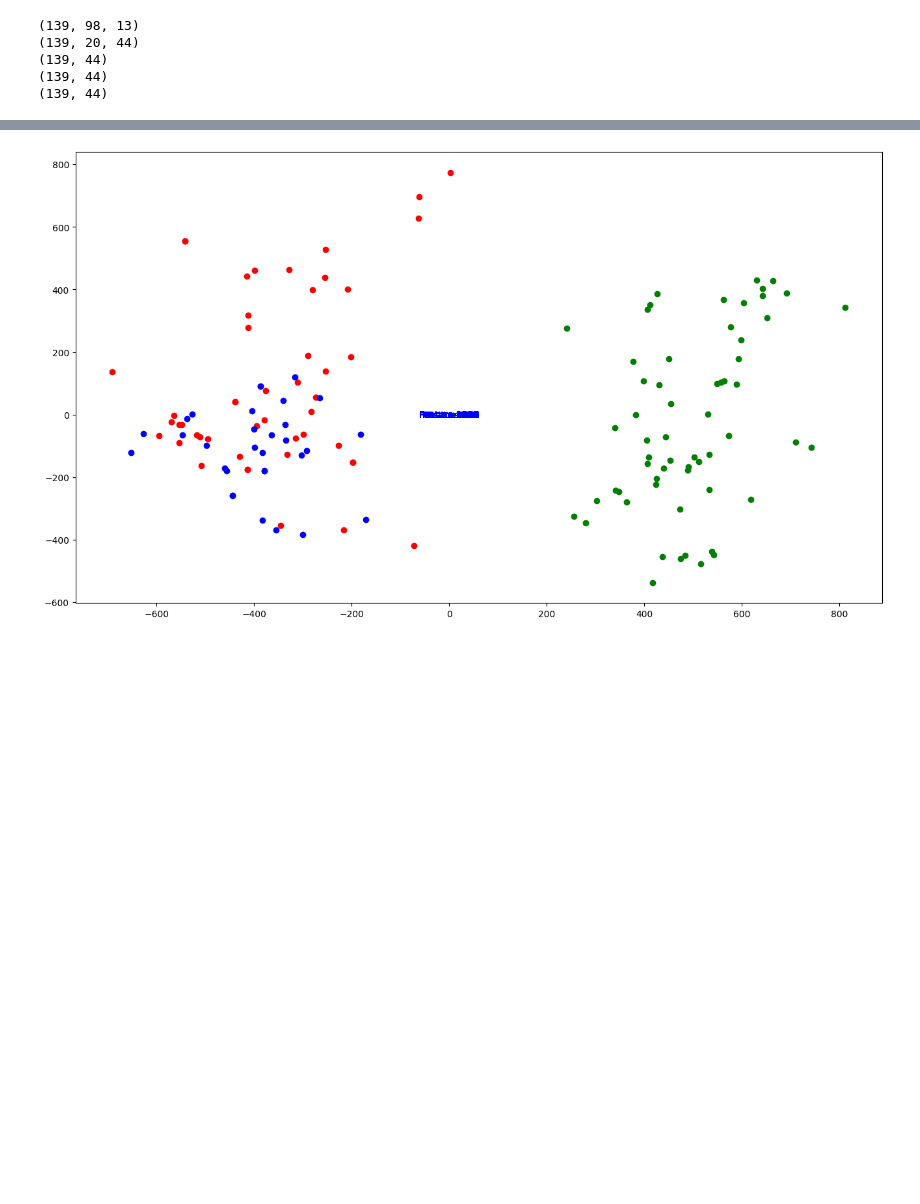
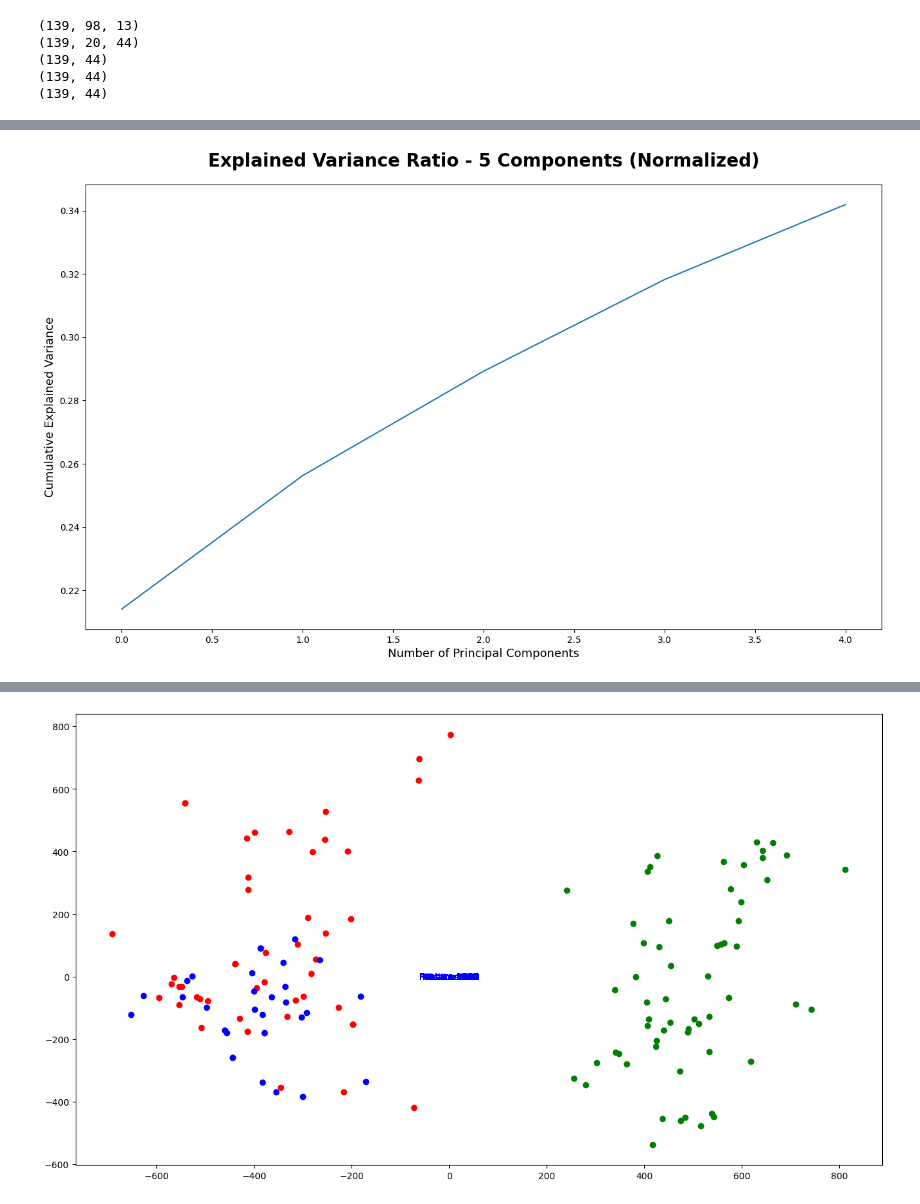
Before and after one commit to XisUndefined/coconut-maturity-classification, a Jupyter notebook: training.ipynb, the cells around one changed output, grey strips where cells are left out. Cells and saved outputs as stored; diff of their text form; code cells hidden in the pictures; blank space fills up the shorter version.

```diff
--- a/training.ipynb
+++ b/training.ipynb
@@ -153,3 +223,16 @@ X = np.concatenate((pncc_feature.reshape(139, -1),
+# %%
+pca = PCA(n_components=5)
+pca.fit(X_scaled)
+pca_result = pca.transform(X_scaled)
+
+plt.subplots(figsize = (16, 9))
+plt.plot(np.cumsum(pca.explained_variance_ratio_))
+plt.xlabel('Number of Principal Components', fontsize=13)
+plt.ylabel('Cumulative Explained Variance', fontsize=13)
+plt.title('Explained Variance Ratio - 5 Components (Normalized)', fontsize=20, pad=20, fontweight='bold')
+plt.show()
+# %% [output]
+[figure, added]
 # %%
 pca = PCA(n_components=5)
 pca.fit(X)
```
Also changed, not shown: parts of 30 cells of this notebook.
